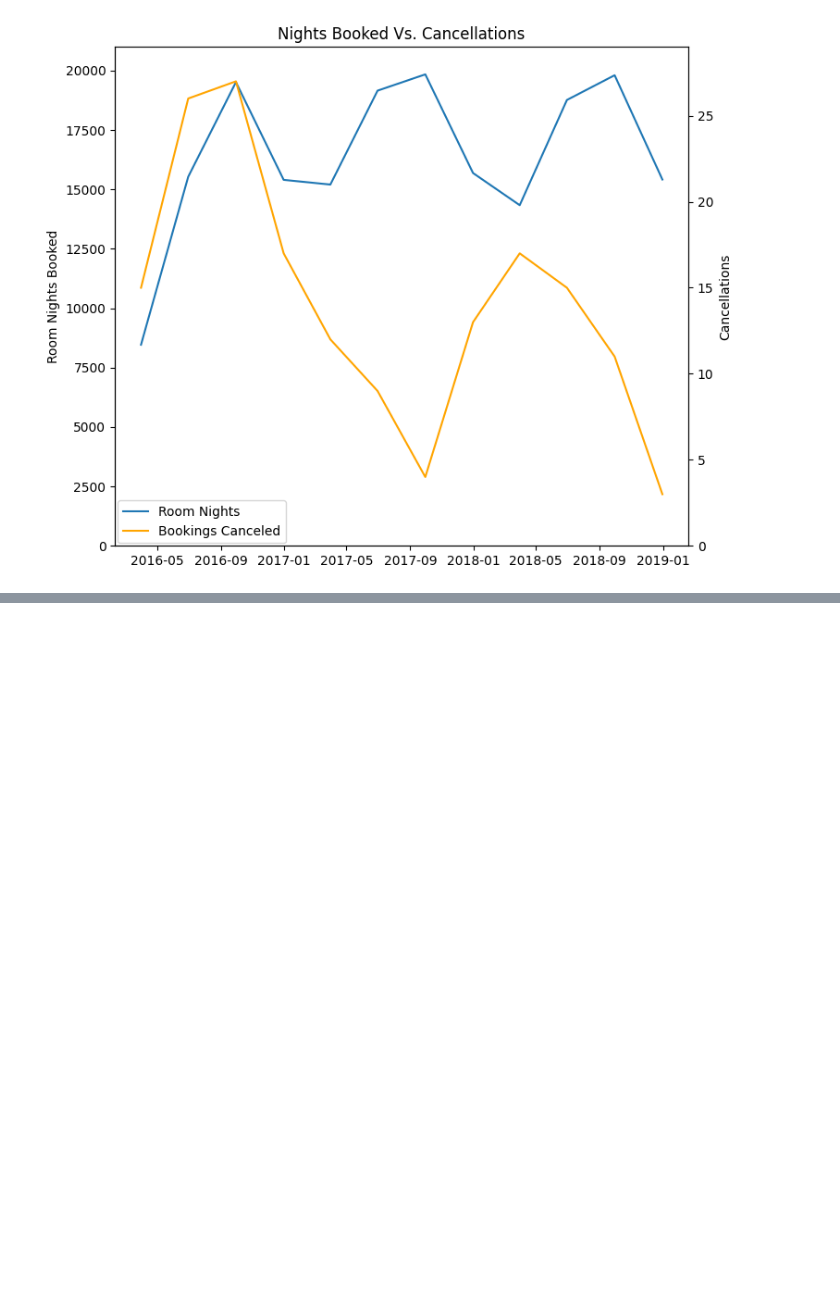
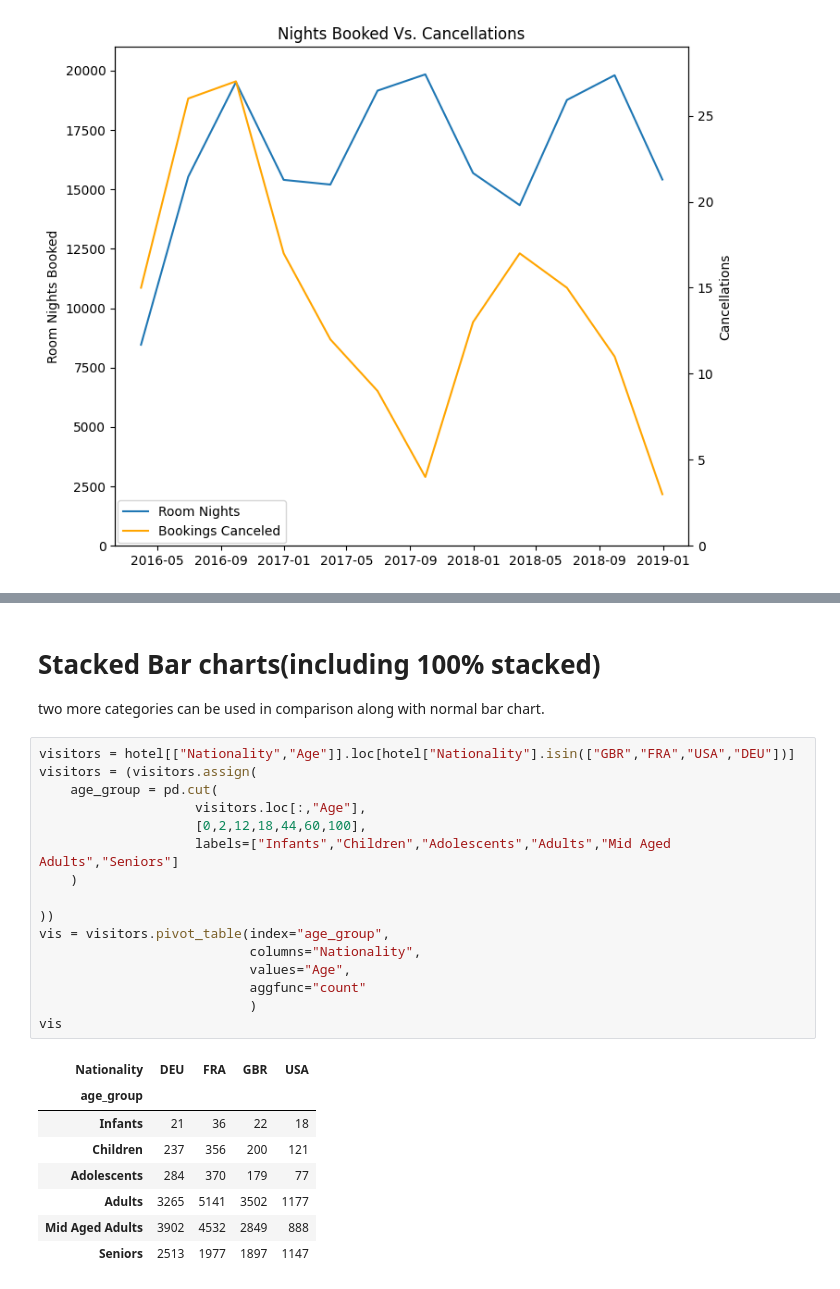
Before and after one commit to HariSudhan76/DataVisualization, a Jupyter notebook: MatplotlibBasics.ipynb, the cells around one changed output, grey strips where cells are left out. Saved outputs shown, nothing was run; the diff lists cells and outputs as text; blank space fills up the shorter version.

```diff
--- a/MatplotlibBasics.ipynb
+++ b/MatplotlibBasics.ipynb
@@ -109,0 +137,28 @@ plt.show()
+# %% [markdown]
+# Stacked Bar charts(including 100% stacked)
+two more categories can be used in comparison along with normal bar chart.
+# %%
+visitors = hotel[["Nationality","Age"]].loc[hotel["Nationality"].isin(["GBR","FRA","USA","DEU"])]
+visitors = (visitors.assign(
+    age_group = pd.cut(
+                    visitors.loc[:,"Age"],
+                    [0,2,12,18,44,60,100],
+                    labels=["Infants","Children","Adolescents","Adults","Mid Aged Adults","Seniors"]
+    )
+
+))
+vis = visitors.pivot_table(index="age_group",
+                           columns="Nationality",
+                           values="Age",
+                           aggfunc="count"
+                           )
+vis
+# %% [output]
+| Nationality | DEU | FRA | GBR | USA |
+| age_group |  |  |  |  |
+| Infants | 21 | 36 | 22 | 18 |
+| Children | 237 | 356 | 200 | 121 |
+| Adolescents | 284 | 370 | 179 | 77 |
+| Adults | 3265 | 5141 | 3502 | 1177 |
+| Mid Aged Adults | 3902 | 4532 | 2849 | 888 |
+| Seniors | 2513 | 1977 | 1897 | 1147 |
```
Also changed, not shown: parts of 5 cells of this notebook.
